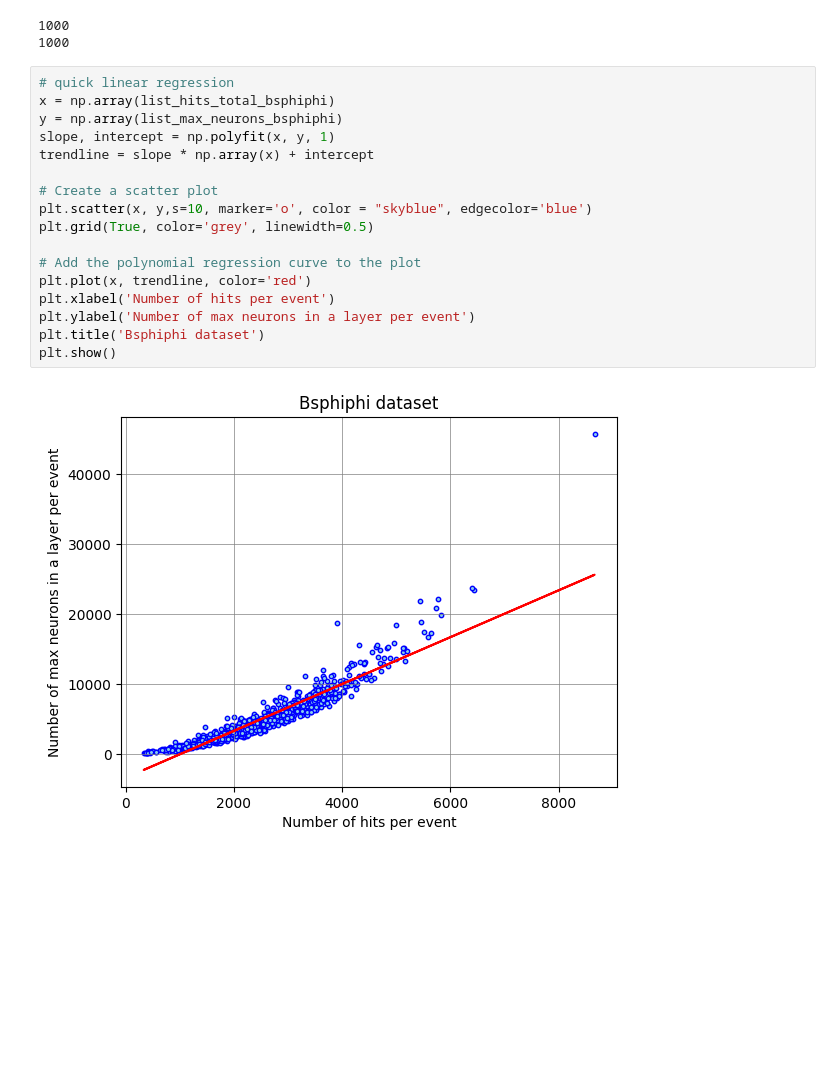
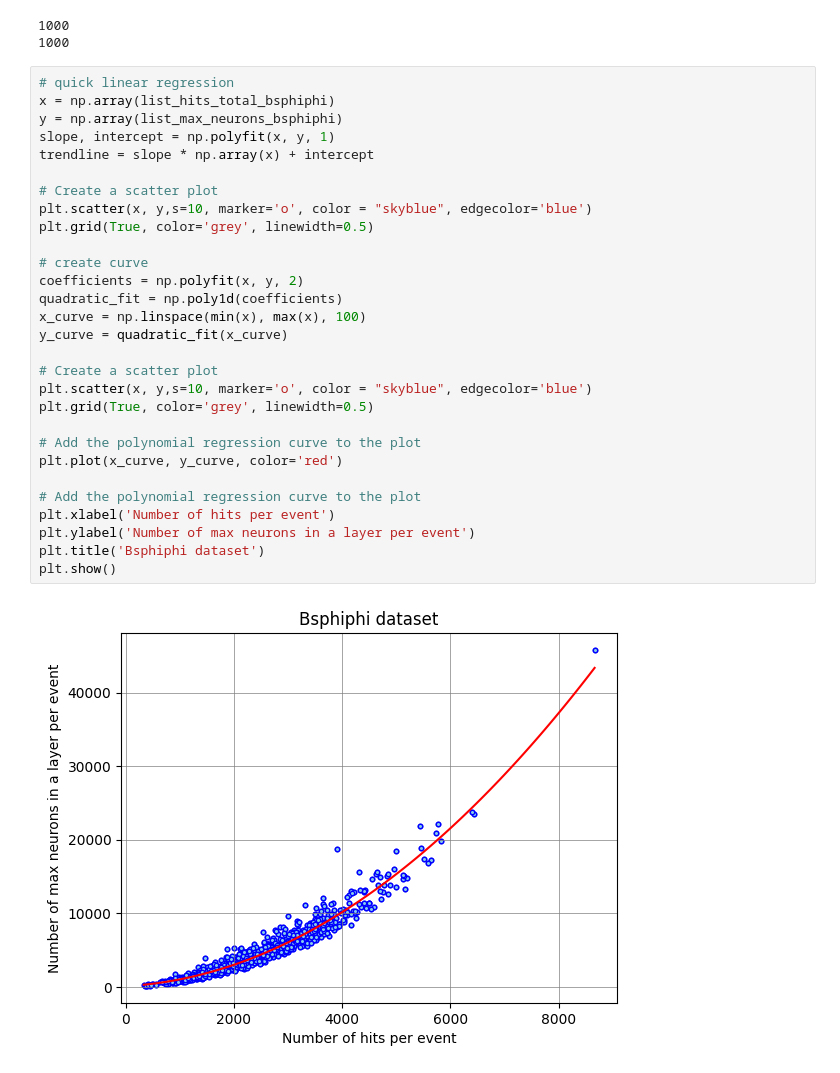
Before and after one commit to alawaree/Code_Thesis_HopfieldNetwork_VELO, a Jupyter notebook: data_analysis/hits_neurons_analysis.ipynb, the cells around one changed output. Cells and saved outputs as stored; diff of their text form; blank space fills up the shorter version.

```diff
--- a/data_analysis/hits_neurons_analysis.ipynb
+++ b/data_analysis/hits_neurons_analysis.ipynb
@@ -179,19 +184,31 @@ print(len(list_max_neurons_bsphiphi))
 # %%
 # quick linear regression
 x = np.array(list_hits_total_bsphiphi)
 y = np.array(list_max_neurons_bsphiphi)
 slope, intercept = np.polyfit(x, y, 1)
 trendline = slope * np.array(x) + intercept
 
 # Create a scatter plot
 plt.scatter(x, y,s=10, marker='o', color = "skyblue", edgecolor='blue')
 plt.grid(True, color='grey', linewidth=0.5)
 
+# create curve
+coefficients = np.polyfit(x, y, 2)
+quadratic_fit = np.poly1d(coefficients)
+x_curve = np.linspace(min(x), max(x), 100)
+y_curve = quadratic_fit(x_curve)
+
+# Create a scatter plot
+plt.scatter(x, y,s=10, marker='o', color = "skyblue", edgecolor='blue')
+plt.grid(True, color='grey', linewidth=0.5)
+
 # Add the polynomial regression curve to the plot
-plt.plot(x, trendline, color='red')
+plt.plot(x_curve, y_curve, color='red')
+
+# Add the polynomial regression curve to the plot
 plt.xlabel('Number of hits per event')
 plt.ylabel('Number of max neurons in a layer per event')
 plt.title('Bsphiphi dataset')
 plt.show()
 # %% [output]
-[figure, old version]
+[figure, new version]
```
Also changed, not shown: parts of 1 cell of this notebook, 11 other files.
